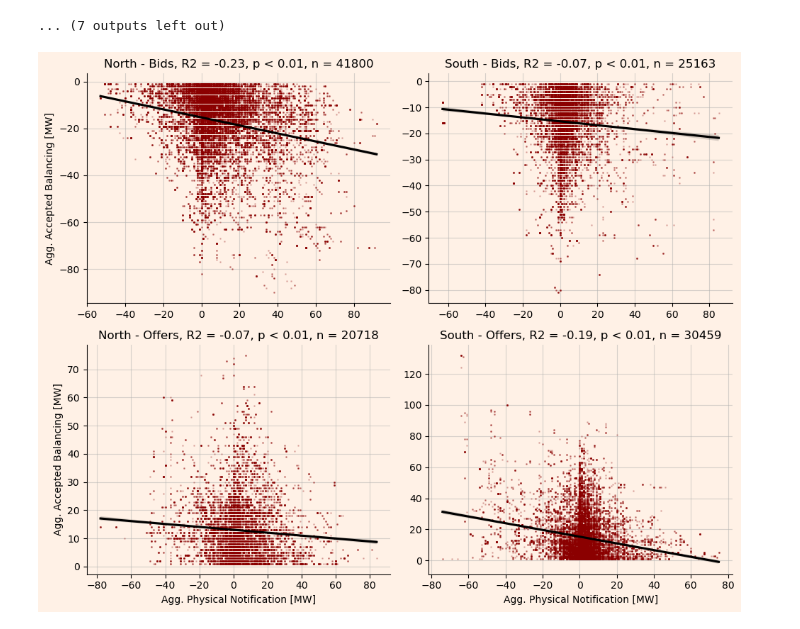
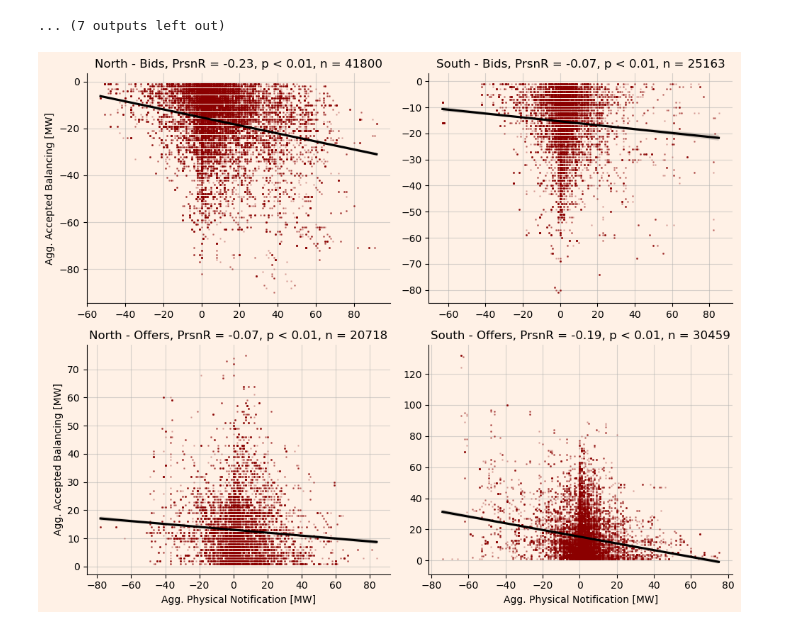
Before and after one commit to LukasFrankenQ/ELXtools, a Jupyter notebook: notebooks/battery_analysis.ipynb, the cells around one changed output. Drawn from its saved outputs; the diff is of its cells as text; code cells hidden in the pictures.

Commit message:
fixed typo in main plot

```diff
--- a/notebooks/battery_analysis.ipynb
+++ b/notebooks/battery_analysis.ipynb
@@ -451,32 +435,32 @@ for ax, (region, action) in zip(axs.T.flatten(), product(['north', 'south'], ['b
         )
 
     r, p = pearsonr(pn, bm)
     r, p = round(r, 2), round(p, 4)
 
     if p < 0.01: p = '< 0.01'
     else: p = f'= {p:.3f}'
 
-    ax.set_title(f'{region.capitalize()} - {action.capitalize()}, R2 = {r}, p {p}, n = {len(bm)}')
+    ax.set_title(f'{region.capitalize()} - {action.capitalize()}, PrsnR = {r}, p {p}, n = {len(bm)}')
 
 for ax in axs.flatten():
     ax.grid(True, linestyle='-', alpha=0.5)
     ax.set_axisbelow(True)
 
     ax.spines['top'].set_visible(False)
     ax.spines['right'].set_visible(False)
 
     ax.set_facecolor(background_color)
 
 fig.set_facecolor(background_color)
 
 for ax in axs.flatten()[::2]:
     ax.set_ylabel('Agg. Accepted Balancing [MW]')
 
 for ax in axs.flatten()[2:]:
     ax.set_xlabel('Agg. Physical Notification [MW]')
 
 plt.tight_layout()
 plt.savefig('../imgs/pearson_correlation_main.png', bbox_inches='tight', dpi=300)
 plt.show()
 # %% [output]
-[figure, old version]
+[figure, new version]
```
Also changed, not shown: parts of 2 cells of this notebook, 2 other files.
